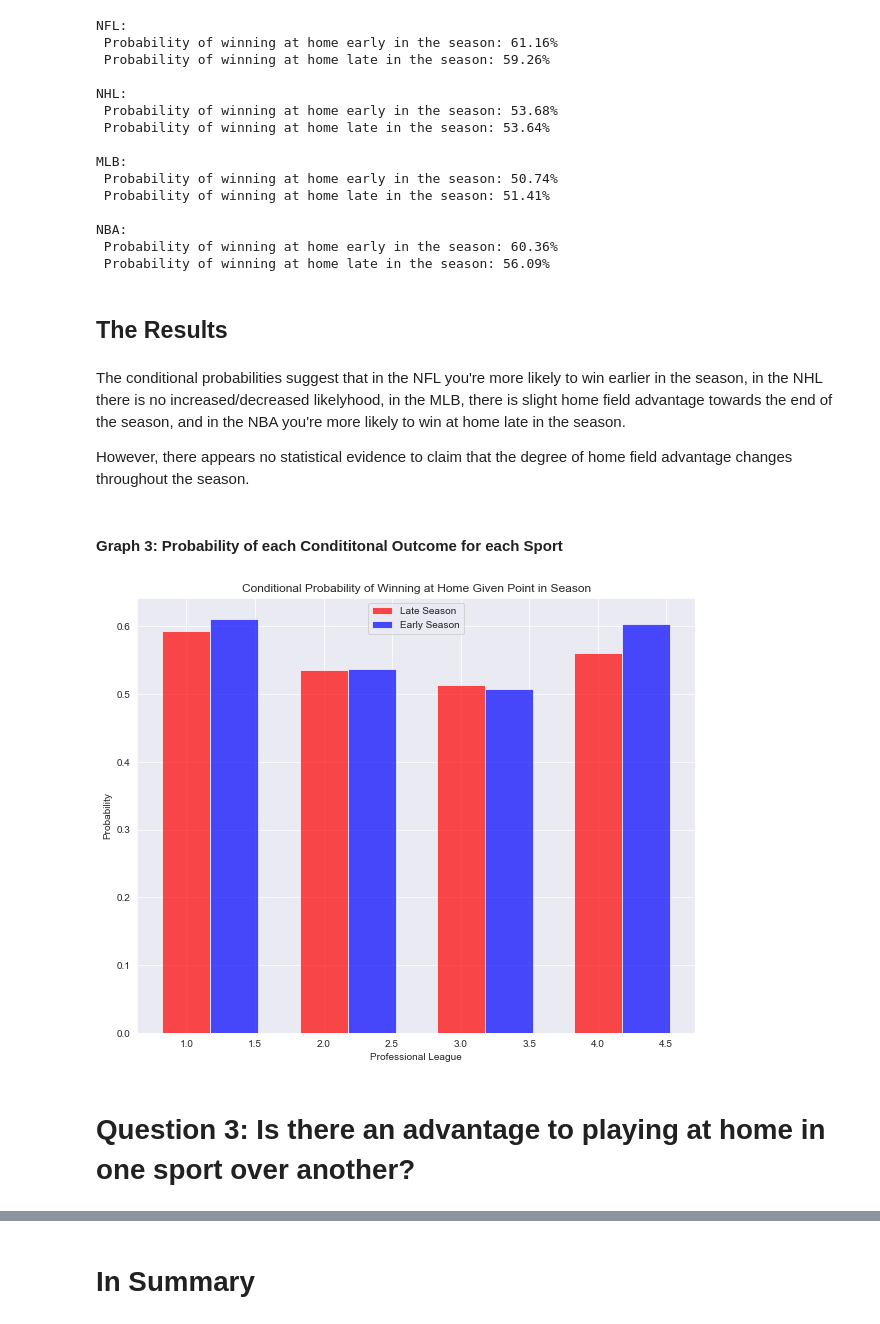
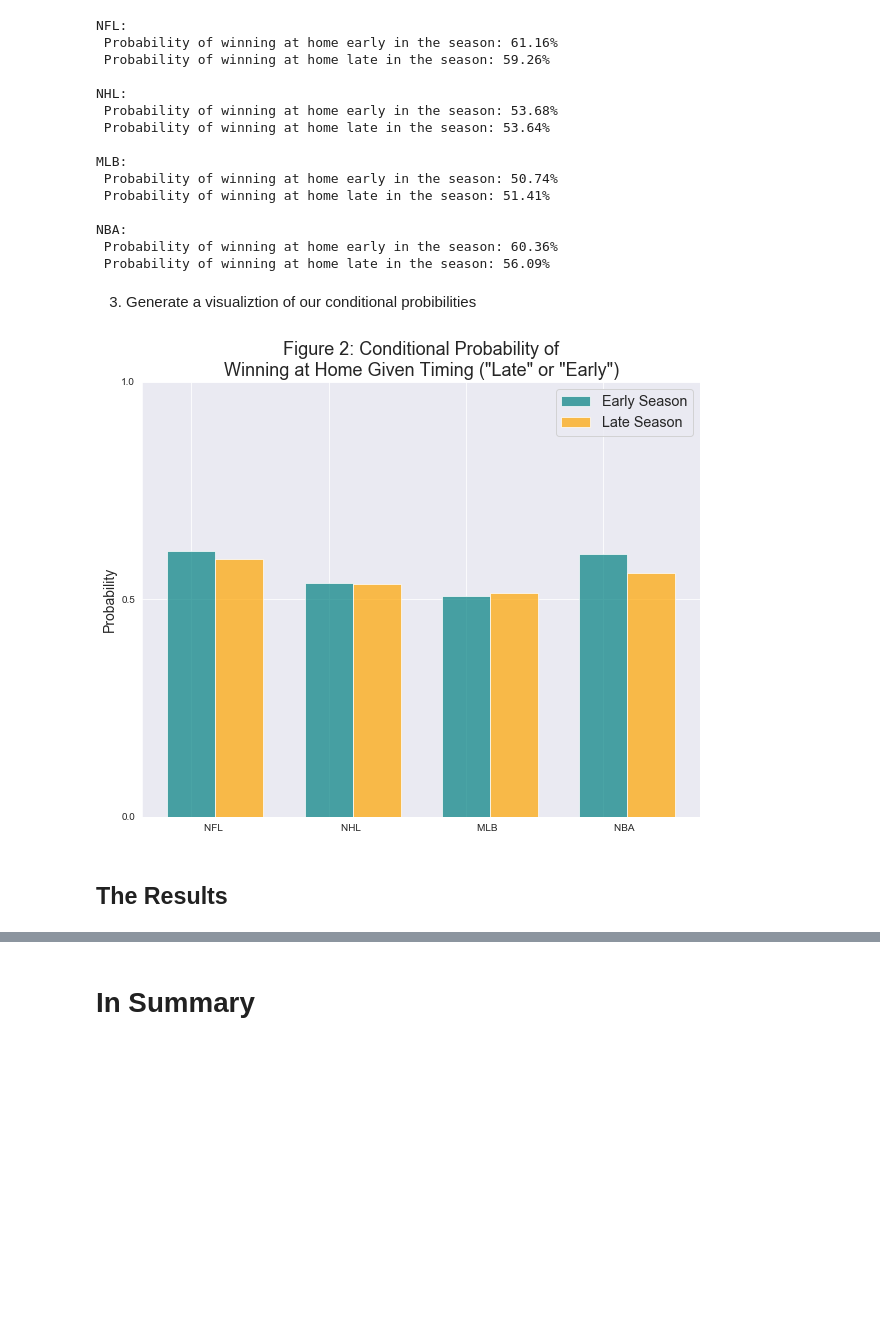
Before and after one commit to jprinfret/home_field_advantage, a Jupyter notebook: evaluating_home_field_advantage.ipynb, the cells around one changed output, grey strips where cells are left out. Cells and saved outputs as stored; diff of their text form; code cells hidden in the pictures; blank space fills up the shorter version.

```diff
--- a/evaluating_home_field_advantage.ipynb
+++ b/evaluating_home_field_advantage.ipynb
@@ -611,29 +586,25 @@ MLB:
 NBA:
  Probability of winning at home early in the season: 60.36%
  Probability of winning at home late in the season: 56.09%
+# %% [markdown]
+3. Generate a visualiztion of our conditional probibilities
+# %%
+x_data = np.array([1,2,3,4])
+y1_data = [nfl_prob_HTW_given_E, nhl_prob_HTW_given_E, mlb_prob_HTW_given_E, nba_prob_HTW_given_E,]
+y2_data = [nfl_prob_HTW_given_L, nhl_prob_HTW_given_L, mlb_prob_HTW_given_L, nba_prob_HTW_given_L,]
+width = 0.35
+
+fig3 = plt.figure(figsize=(10,8))
+ax3 = fig3.add_subplot(111)
+ax3.bar(x_data, y1_data, color='teal', width=width, alpha=0.7, label='Early Season');
+ax3.bar(x_data+width, y2_data, color='orange', width=width, alpha=0.7, label='Late Season');
+ax3.set_ylabel('Probability', {'fontsize' : 14});
+ax3.set_title('Figure 2: Conditional Probability of\nWinning at Home Given Timing ("Late" or "Early")', {'fontsize' : 18});
+ax3.set_ylim(0,1)
+ax3.set_yticks([0, 0.5, 1])
+plt.legend(fontsize='x-large');
+plt.xticks([1,2,3,4],['                NFL','                NHL','                MLB','                NBA']);
+# %% [output]
+[figure, added]
 # %% [markdown]
 ## The Results
-# %% [markdown]
-The conditional probabilities suggest that in the NFL you're more likely to win earlier in the season, in the NHL there is no increased/decreased likelyhood, in the MLB, there is slight home field advantage towards the end of the season, and in the NBA you're more likely to win at home late in the season.
-
-However, there appears no statistical evidence to claim that the degree of home field advantage changes throughout the season.
-# %% [markdown]
-#### Graph 3: Probability of each Condititonal Outcome for each Sport
-# %%
-x_data = np.array([1,2,3,4])
-y1_data = [nfl_prob_HTW_given_L, nhl_prob_HTW_given_L, mlb_prob_HTW_given_L, nba_prob_HTW_given_L,]
-y2_data = [nfl_prob_HTW_given_E, nhl_prob_HTW_given_E, mlb_prob_HTW_given_E, nba_prob_HTW_given_E,]
-width = 0.35
-
-fig3 = plt.figure(figsize=(10,8))
-ax3 = fig3.add_subplot(111)
-ax3.bar(x_data, y1_data, color='r', width=width, alpha=0.7, label='Late Season');
-ax3.bar(x_data+width, y2_data, color='b', width=width, alpha=0.7, label='Early Season');
-ax3.set_ylabel('Probability');
-ax3.set_xlabel('Professional League');
-ax3.set_title('Conditional Probability of Winning at Home Given Point in Season');
-plt.legend();
-# %% [output]
-[figure, removed]
-# %% [markdown]
-# Question 3: Is there an advantage to playing at home in one sport over another?
```
Also changed, not shown: parts of 69 cells of this notebook.
